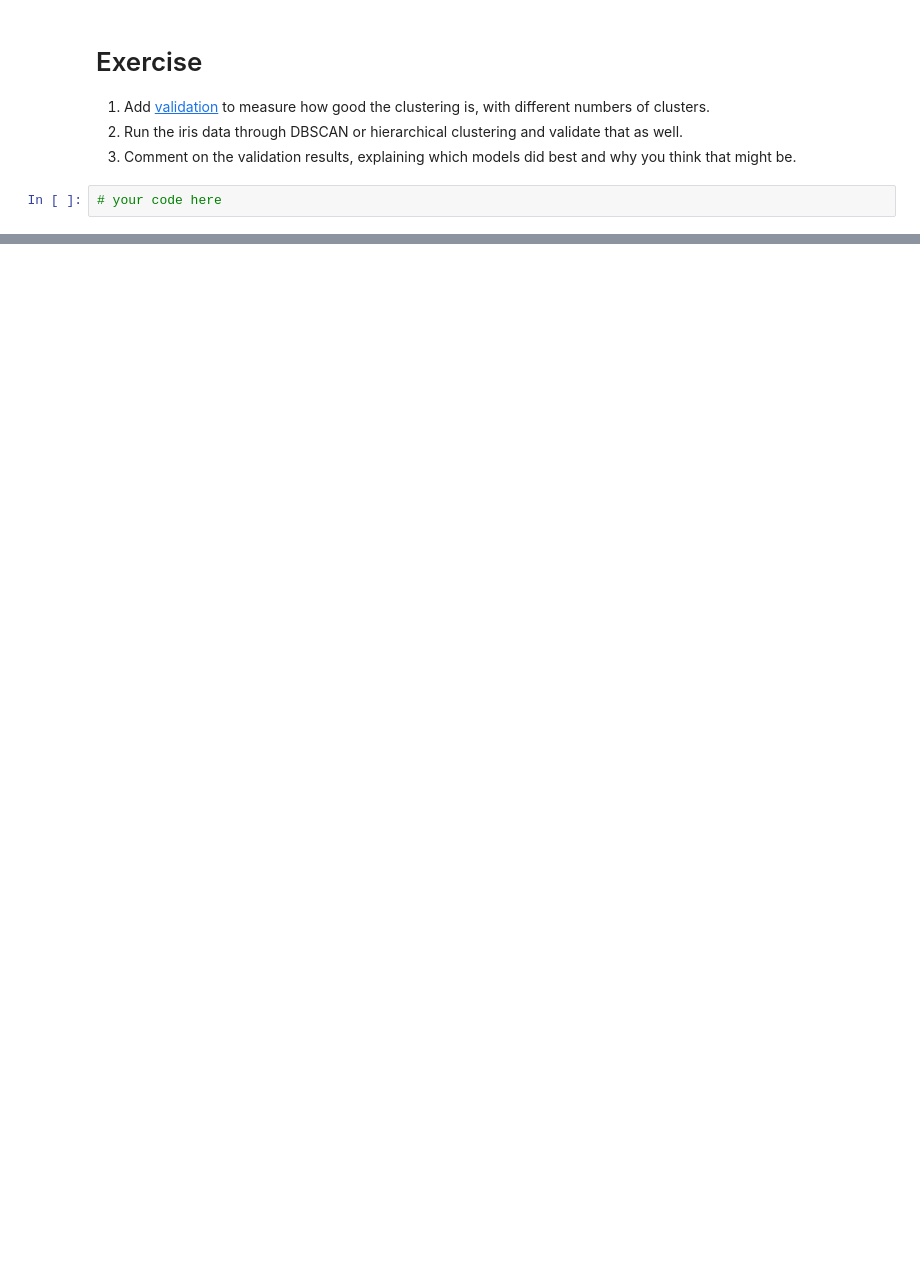
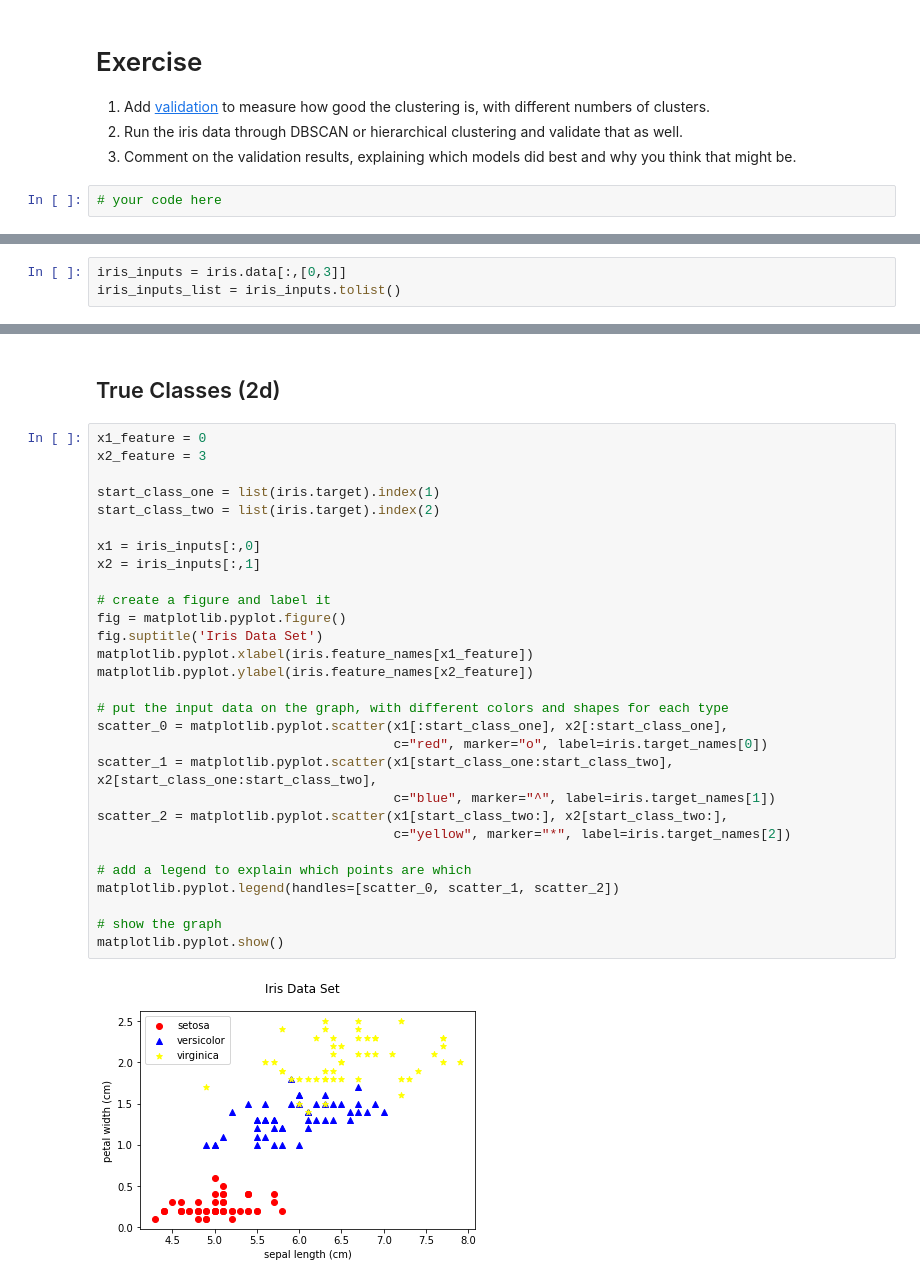
Before and after one commit to yrafalin/MachineLearning, a Jupyter notebook: Clustering/ClusteringIris.ipynb, the cells around one changed output, grey strips where cells are left out. Drawn from its saved outputs; the diff is of its cells as text; blank space fills up the shorter version.

```diff
--- a/Clustering/ClusteringIris.ipynb
+++ b/Clustering/ClusteringIris.ipynb
@@ -132,0 +183,3 @@ for num_clusters in range(2, MAX_CLUSTERS + 1):
+# %%
+iris_inputs = iris.data[:,[0,3]]
+iris_inputs_list = iris_inputs.tolist()
@@ -132,0 +199,33 @@ for num_clusters in range(2, MAX_CLUSTERS + 1):
+# %% [markdown]
+## True Classes (2d)
+# %%
+x1_feature = 0
+x2_feature = 3
+
+start_class_one = list(iris.target).index(1)
+start_class_two = list(iris.target).index(2)
+
+x1 = iris_inputs[:,0]
+x2 = iris_inputs[:,1]
+
+# create a figure and label it
+fig = matplotlib.pyplot.figure()
+fig.suptitle('Iris Data Set')
+matplotlib.pyplot.xlabel(iris.feature_names[x1_feature])
+matplotlib.pyplot.ylabel(iris.feature_names[x2_feature])
+
+# put the input data on the graph, with different colors and shapes for each type
+scatter_0 = matplotlib.pyplot.scatter(x1[:start_class_one], x2[:start_class_one],
+                                      c="red", marker="o", label=iris.target_names[0])
+scatter_1 = matplotlib.pyplot.scatter(x1[start_class_one:start_class_two], x2[start_class_one:start_class_two],
+                                      c="blue", marker="^", label=iris.target_names[1])
+scatter_2 = matplotlib.pyplot.scatter(x1[start_class_two:], x2[start_class_two:],
+                                      c="yellow", marker="*", label=iris.target_names[2])
+
+# add a legend to explain which points are which
+matplotlib.pyplot.legend(handles=[scatter_0, scatter_1, scatter_2])
+
+# show the graph
+matplotlib.pyplot.show()
+# %% [output]
+[figure, added]
```
Also changed, not shown: parts of 35 cells of this notebook, 7 other files.
